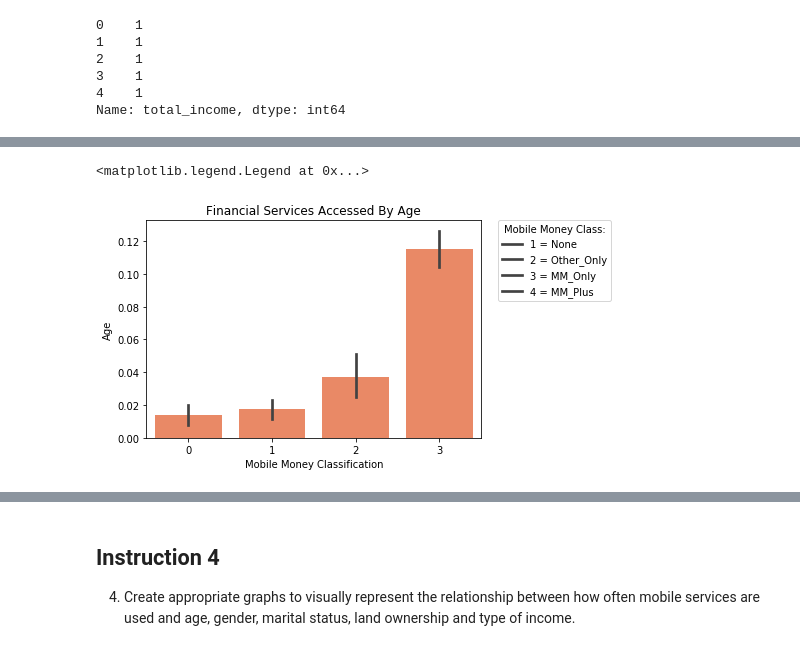
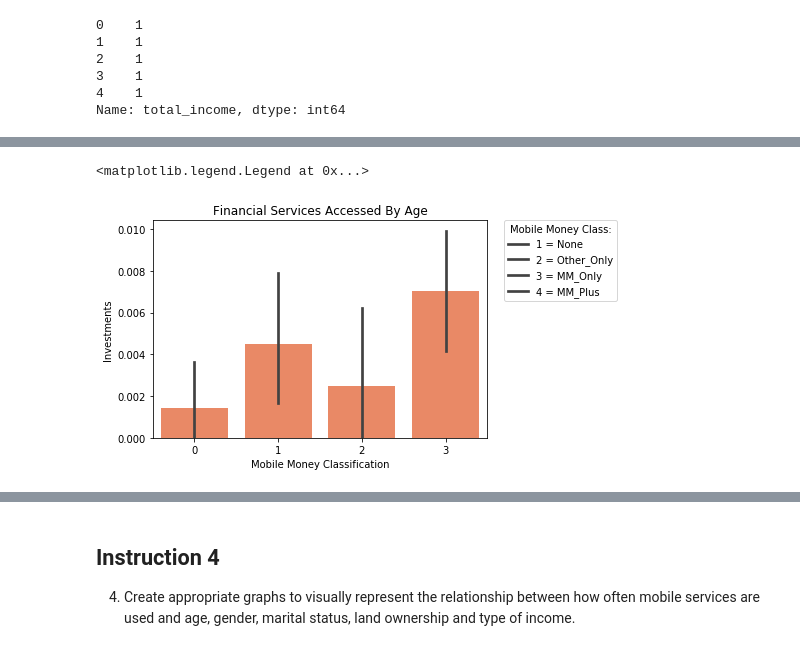
Before and after one commit to PhathuAuti/tanzania-data-viz, a Jupyter notebook: Financial_Services_Uses_In_Tanzania.ipynb, the cells around one changed output, grey strips where cells are left out. Saved outputs shown, nothing was run; the diff lists cells and outputs as text; code cells hidden in the pictures.

Commit message:
Added Income Graphs

```diff
--- a/Financial_Services_Uses_In_Tanzania.ipynb
+++ b/Financial_Services_Uses_In_Tanzania.ipynb
@@ -196,11 +192,0 @@ plt.show()
-# %%
-print(mob_money['Q6'].unique())
-# list comprehension
-mob_money['Q6']= ['No' if each==2 else 'Yes' for each in mob_money['Q6']]
-ax = sns.barplot(x='mobile_money_classification', y='Q6', hue='Q6', data=mob_money)
-#piechart = newdf.groupby(newdf['Q6'])['mobile_money_classification'].sum()
-#plt.axis('equal')
-#plt.pie(piechart, autopct='%1.1f%%')
-#plt.title('Financial Services Accessed Based on Land Ownership')
-#plt.legend(title = 'Do you own land?', labels = ['Yes', 'No'], loc="best")
-#plt.show()
@@ -210,7 +231,7 @@ ax = sns.barplot(x='mobile_money_classification', y='Q6', hue='Q6', data=mob_mon
 # %%
-bar = sns.barplot(x = 'mobile_money_classification', y = 'Q8_1', data = mob_money, color = 'coral')
-bar.set(xlabel = 'Mobile Money Classification', ylabel = 'Age', title = 'Financial Services Accessed By Age')
+bar = sns.barplot(x = 'mobile_money_classification', y = 'Q8_6', data = mob_money, color = 'coral')
+bar.set(xlabel = 'Mobile Money Classification', ylabel = 'Investments', title = 'Financial Services Accessed By Age')
 plt.legend(title = 'Mobile Money Class:', labels = ['1 = None', '2 = Other_Only','3 = MM_Only', '4 = MM_Plus'], loc="best", bbox_to_anchor=(1.05, 1), borderaxespad=0.)
 # %% [output]
 <matplotlib.legend.Legend at 0x...>
-[figure, old version]
+[figure, new version]
```
Also changed, not shown: parts of 14 cells of this notebook.
